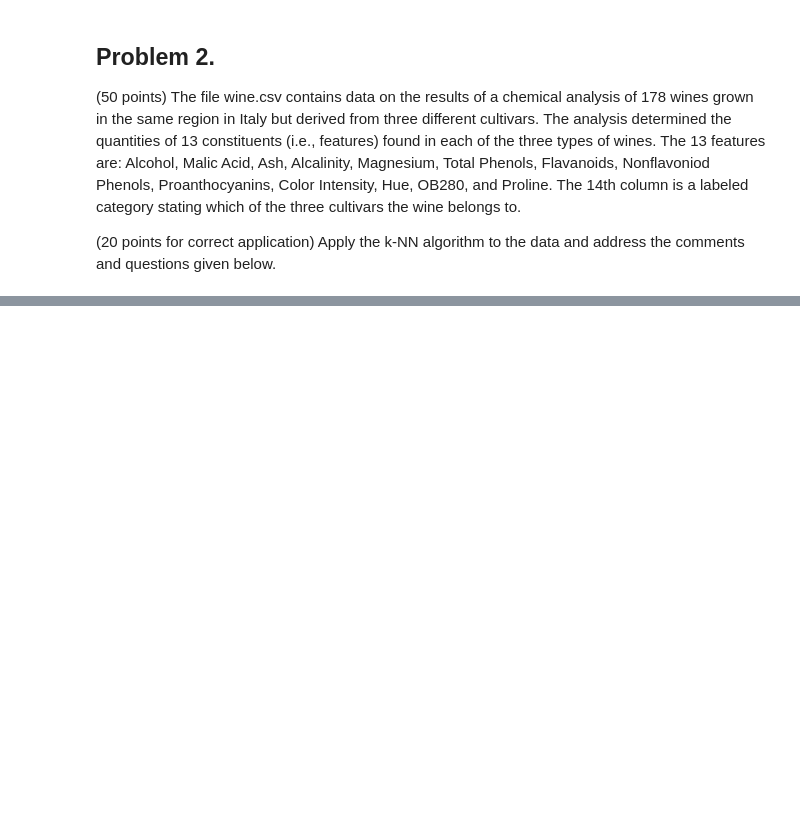
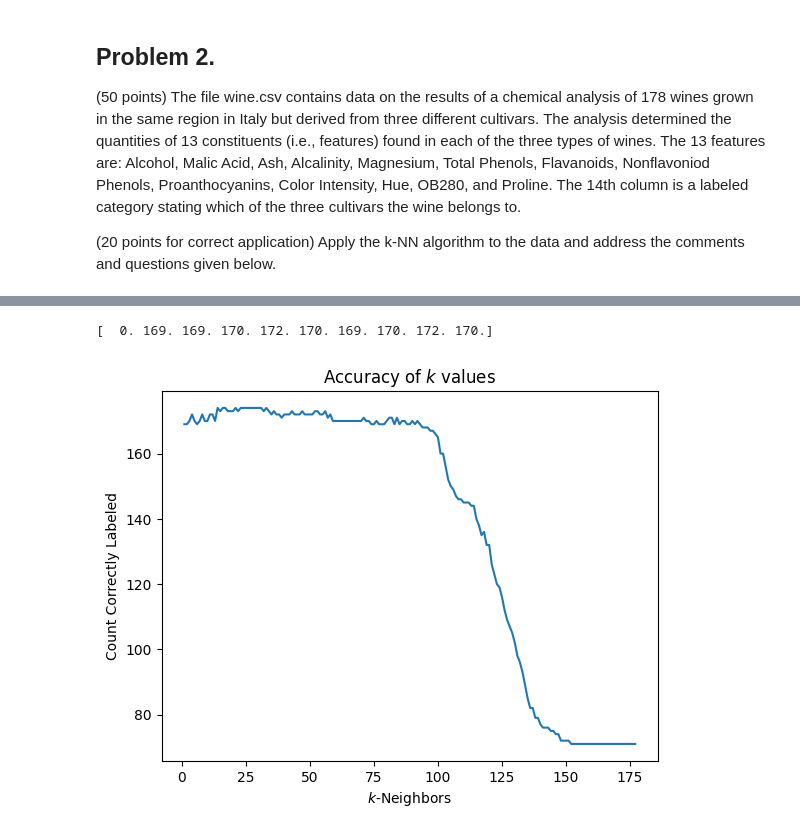
Before and after one commit to bhosley/Schoolwork, a Jupyter notebook: 2023Q2 - Machine Learning/Homework 3/HW3 - Hosley, Brandon.ipynb, the cells around one changed output, grey strips where cells are left out. Saved outputs shown, nothing was run; the diff lists cells and outputs as text; code cells hidden in the pictures; blank space fills up the shorter version.

```diff
--- a/2023Q2 - Machine Learning/Homework 3/HW3 - Hosley, Brandon.ipynb
+++ b/2023Q2 - Machine Learning/Homework 3/HW3 - Hosley, Brandon.ipynb
@@ -138,0 +139,11 @@ Find a good value for k.   Defend your choice using appropriate methodologies.
+# %%
+wine_prepro = pd.read_csv('wine.csv', names=['Alcohol', 'Malic Acid', 'Ash', 'Alcalinity', 'Magnesium', 'Total Phenols',
+                                         'Flavanoids', 'Nonflavoniod Phenols', 'Proanthocyanins',
+                                         'Color Intensity', 'Hue', 'OB280', 'Proline', 'Cultivar'])
+
+# Normalize
+wine_df = wine_prepro.copy()
+df1 = wine_prepro.select_dtypes(np.number)
+wine_df[df1.columns]=(df1-df1.min())/(df1.max()-df1.min())
+wine_df['Cultivar'] = wine_prepro['Cultivar']
+wine_df.head()
@@ -138,0 +157,26 @@ Find a good value for k.   Defend your choice using appropriate methodologies.
+# %%
+wine_euc = np.zeros((wine_df.shape[0],wine_df.shape[0]))
+
+for i in range(wine_df.shape[0]):
+    for j in range(i,wine_df.shape[0]):
+        wine_euc[i,j] = wine_euc[j,i] = np.linalg.norm(wine_df.iloc[i,:-1]- wine_df.iloc[j,:-1])
+
+wine_sorted_labels = np.array([wine_df['Cultivar'][i] for i in np.argsort(wine_euc)])
+wine_k_labels = np.zeros(wine_sorted_labels.shape)
+
+for i in range(wine_sorted_labels.shape[0]):
+    wine_k_labels[i,[0,1]] = wine_sorted_labels[i,[0,1]]
+    for j in range(2,wine_sorted_labels.shape[1]):
+        wine_k_labels[i,j] = stats.mode(wine_sorted_labels[i,1:j])[0][0]
+
+wine_correct_ks = np.zeros(wine_k_labels.shape[1])
+for i in range(1,wine_k_labels.shape[1]):
+    wine_correct_ks[i] = np.count_nonzero(wine_k_labels[:,0]==wine_k_labels[:,i])
+
+sns.lineplot(x=range(1,len(wine_correct_ks)), y=wine_correct_ks[1:]) \
+    .set(title='Accuracy of $k$ values', xlabel = '$k$-Neighbors', ylabel ='Count Correctly Labeled')
+
+print(wine_correct_ks[0:10])
+# %% [output]
+[  0. 169. 169. 170. 172. 170. 169. 170. 172. 170.]
+[figure, added]
```
Also changed, not shown: parts of 18 cells of this notebook.
